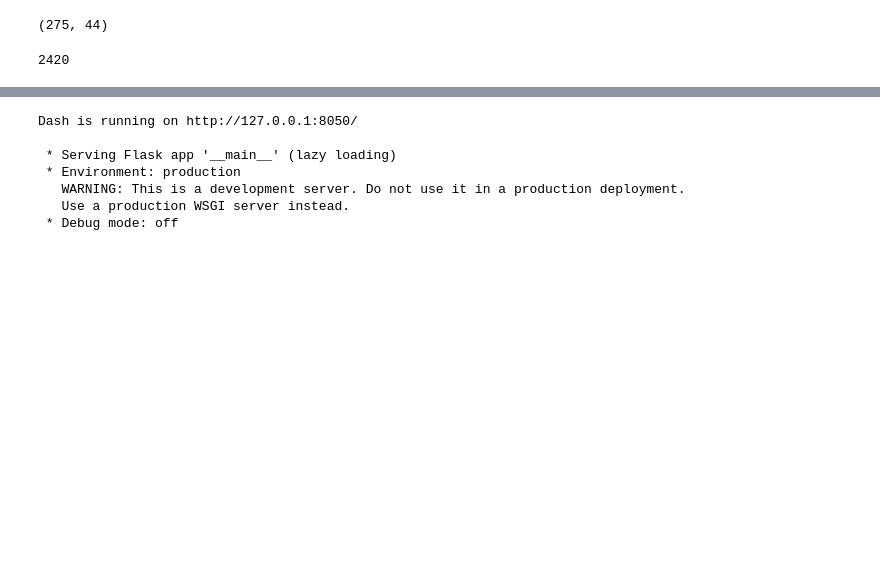
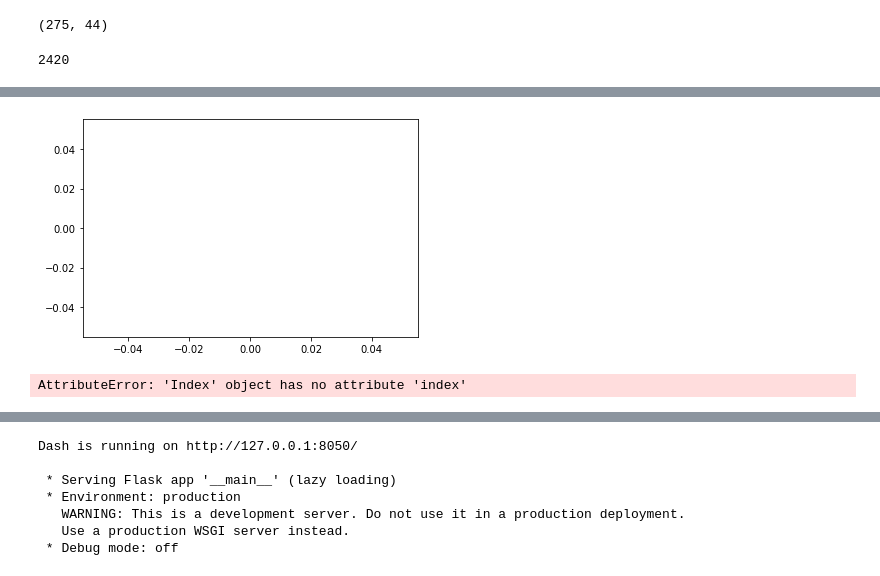
Before and after one commit to mattgilgo/airbnb_reports, a Jupyter notebook: table_generation.ipynb, the cells around one changed output, grey strips where cells are left out. Saved outputs shown, nothing was run; the diff lists cells and outputs as text; code cells hidden in the pictures; blank space fills up the shorter version.

```diff
--- a/table_generation.ipynb
+++ b/table_generation.ipynb
@@ -640,3 +688,7 @@ miami_zips_roi_fig.update_layout(title_text='Average ROI in Miami by Zip', barmo
 filename = "newsletter_features/miami_zips_roi_fig.png"
 miami_zips_roi_fig.write_image(filename, engine='kaleido')
 miami_zips_roi_fig.show()
+# %%
+miami_data = pd.read_csv('miami_data_w_zips.csv')
+# %%
+miami_data_pivot_roi_zip_guests = pd.pivot_table(miami_data, values='median_ROI', index=['zipcode'], columns=['guest_no'], aggfunc=np.mean)
@@ -643,3 +716,33 @@ miami_zips_roi_fig.show()
+# %%
+plt.plot(data=miami_data_pivot_roi_zip_guests, table=True)
+plt.savefig('newsletter_features/miami_data_pivot_roi_zip_guests.png')
+# %% [output]
+[figure, added]
+# %%
+#miami_data_pivot_roi_zip_guests = miami_data_pivot_roi_zip_guests.reset_index()
+
+#get header of data
+miami_data_pivot_roi_zip_guests = miami_data_pivot_roi_zip_guests.index.map(str)
+data_columns = list(miami_data_pivot_roi_zip_guests[0].keys())
+#get values of data and put them in a list
+data_values = list(i[j] for j in data_columns for i in miami_data_pivot_roi_zip_guests) # I used comprehension expression
+#reshape the list because of plotly ordering type.
+data_values = np.reshape(data_values, (-1, len(miami_data_pivot_roi_zip_guests)))
+
+#figure for plotly
+fig = go.Figure(data=[go.Table(
+    header=dict(values=data_columns,
+                fill_color='paleturquoise',
+                align='left'),
+    cells=dict(values=data_values,
+               fill_color='lavender',
+               align='left'))
+])
+
+#show figure
+fig.show()
+# %% [output]
+AttributeError: 'Index' object has no attribute 'index'
 # %%
 towns = combined_data_nc['town'].unique()
 towns_for_dash = list_options_for_dash(towns)
```
Also changed, not shown: parts of 16 cells of this notebook, 46 other files.
